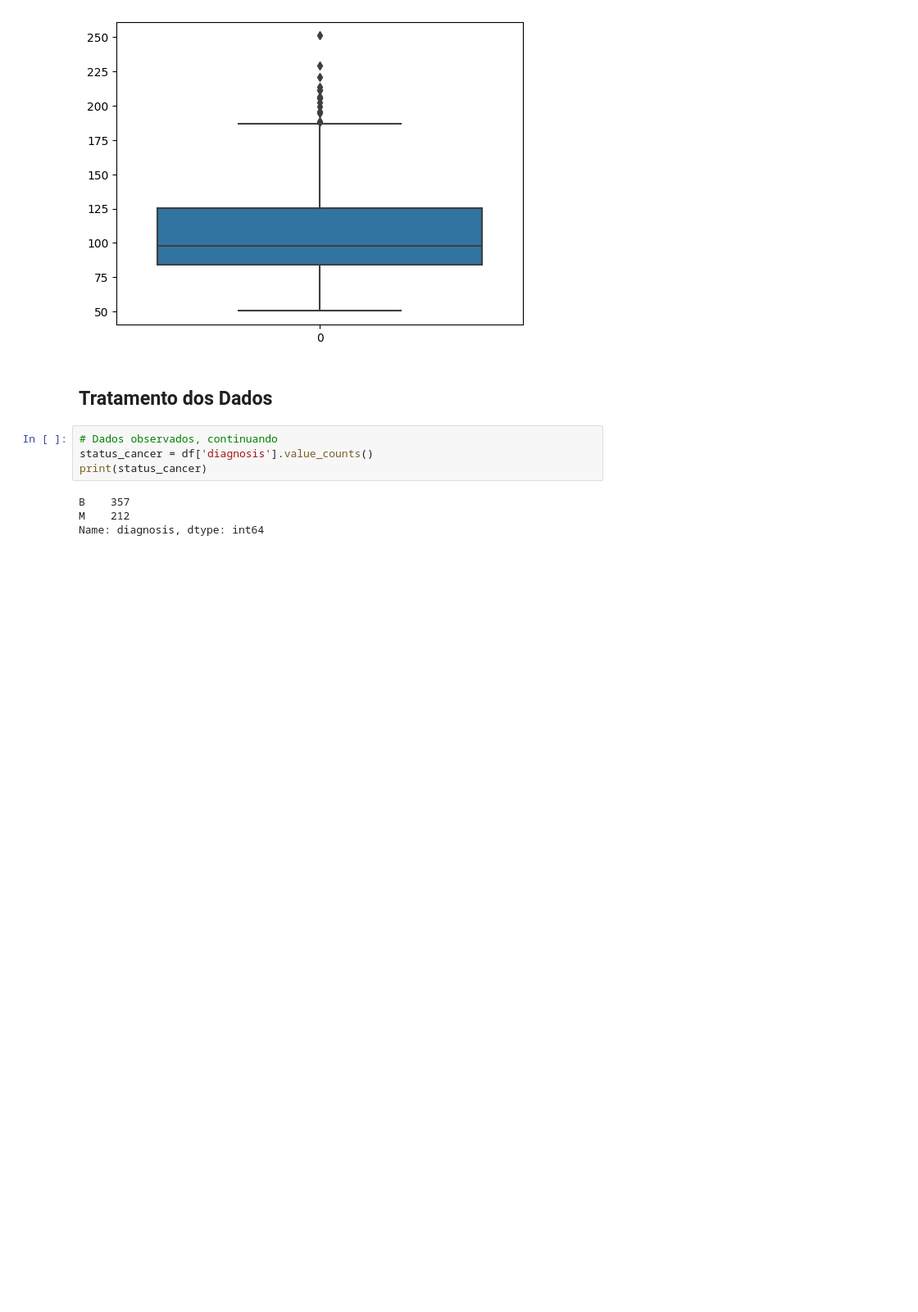
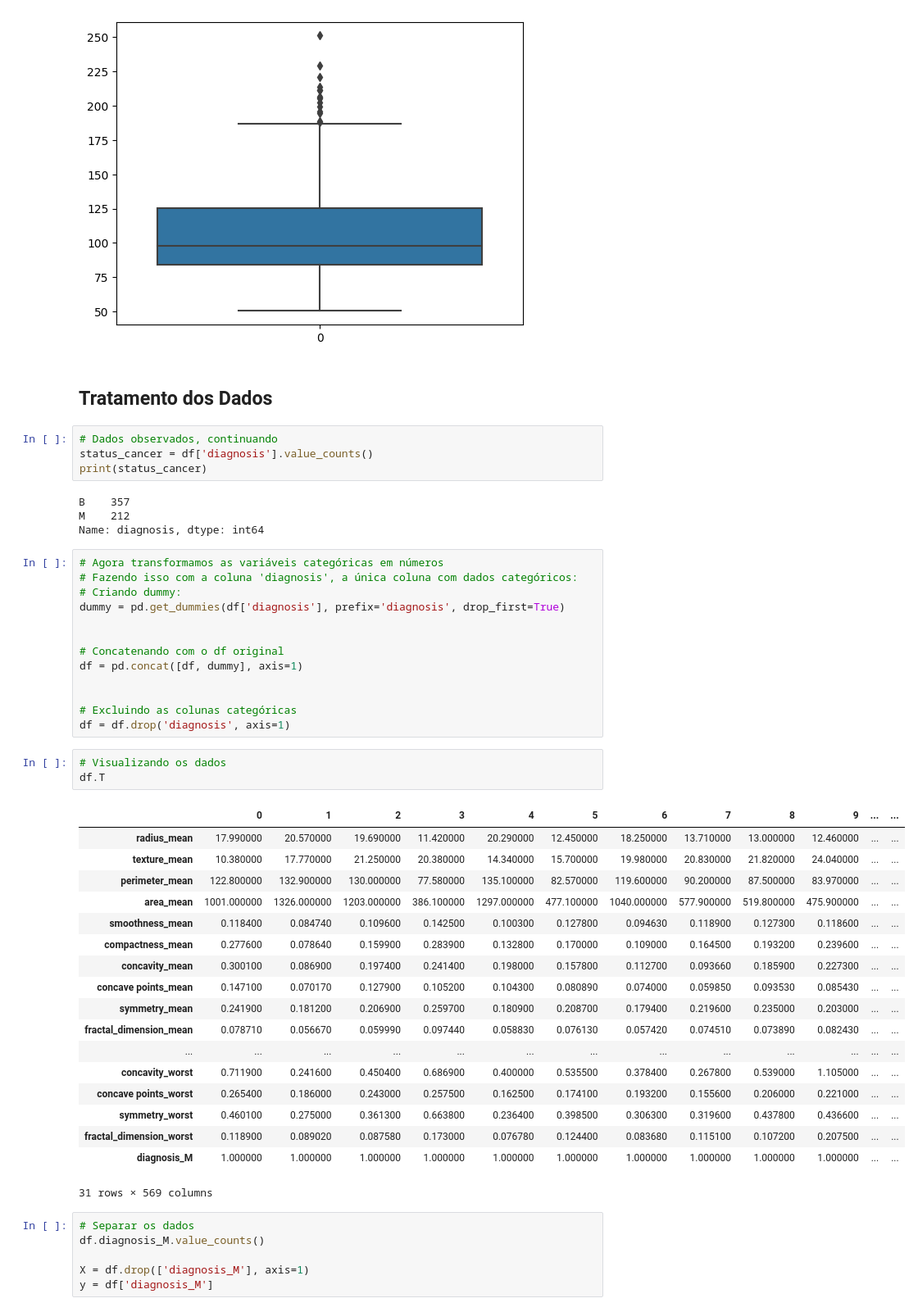
Before and after one commit to enricovivan/ml_python, a Jupyter notebook: notebooks/RandomForest.ipynb, the cells around one changed output. Shown at 82% size. Saved outputs shown, nothing was run; the diff lists cells and outputs as text; blank space fills up the shorter version.

```diff
--- a/notebooks/RandomForest.ipynb
+++ b/notebooks/RandomForest.ipynb
@@ -175,3 +175,44 @@ print(status_cancer)
 B    357
 M    212
 Name: diagnosis, dtype: int64
+# %%
+# Agora transformamos as variáveis categóricas em números
+# Fazendo isso com a coluna 'diagnosis', a única coluna com dados categóricos:
+# Criando dummy:
+dummy = pd.get_dummies(df['diagnosis'], prefix='diagnosis', drop_first=True)
+
+
+# Concatenando com o df original
+df = pd.concat([df, dummy], axis=1)
+
+
+# Excluindo as colunas categóricas
+df = df.drop('diagnosis', axis=1)
+# %%
+# Visualizando os dados
+df.T
+# %% [output]
+|  | 0 | 1 | 2 | 3 | 4 | 5 | 6 | 7 | 8 | 9 | ... | ... |
+| radius_mean | 17.990000 | 20.570000 | 19.690000 | 11.420000 | 20.290000 | 12.450000 | 18.250000 | 13.710000 | 13.000000 | 12.460000 | ... | ... |
+| texture_mean | 10.380000 | 17.770000 | 21.250000 | 20.380000 | 14.340000 | 15.700000 | 19.980000 | 20.830000 | 21.820000 | 24.040000 | ... | ... |
+| perimeter_mean | 122.800000 | 132.900000 | 130.000000 | 77.580000 | 135.100000 | 82.570000 | 119.600000 | 90.200000 | 87.500000 | 83.970000 | ... | ... |
+| area_mean | 1001.000000 | 1326.000000 | 1203.000000 | 386.100000 | 1297.000000 | 477.100000 | 1040.000000 | 577.900000 | 519.800000 | 475.900000 | ... | ... |
+| smoothness_mean | 0.118400 | 0.084740 | 0.109600 | 0.142500 | 0.100300 | 0.127800 | 0.094630 | 0.118900 | 0.127300 | 0.118600 | ... | ... |
+| compactness_mean | 0.277600 | 0.078640 | 0.159900 | 0.283900 | 0.132800 | 0.170000 | 0.109000 | 0.164500 | 0.193200 | 0.239600 | ... | ... |
+| concavity_mean | 0.300100 | 0.086900 | 0.197400 | 0.241400 | 0.198000 | 0.157800 | 0.112700 | 0.093660 | 0.185900 | 0.227300 | ... | ... |
+| concave points_mean | 0.147100 | 0.070170 | 0.127900 | 0.105200 | 0.104300 | 0.080890 | 0.074000 | 0.059850 | 0.093530 | 0.085430 | ... | ... |
+| symmetry_mean | 0.241900 | 0.181200 | 0.206900 | 0.259700 | 0.180900 | 0.208700 | 0.179400 | 0.219600 | 0.235000 | 0.203000 | ... | ... |
+| fractal_dimension_mean | 0.078710 | 0.056670 | 0.059990 | 0.097440 | 0.058830 | 0.076130 | 0.057420 | 0.074510 | 0.073890 | 0.082430 | ... | ... |
+| ... | ... | ... | ... | ... | ... | ... | ... | ... | ... | ... | ... | ... |
+| concavity_worst | 0.711900 | 0.241600 | 0.450400 | 0.686900 | 0.400000 | 0.535500 | 0.378400 | 0.267800 | 0.539000 | 1.105000 | ... | ... |
+| concave points_worst | 0.265400 | 0.186000 | 0.243000 | 0.257500 | 0.162500 | 0.174100 | 0.193200 | 0.155600 | 0.206000 | 0.221000 | ... | ... |
+| symmetry_worst | 0.460100 | 0.275000 | 0.361300 | 0.663800 | 0.236400 | 0.398500 | 0.306300 | 0.319600 | 0.437800 | 0.436600 | ... | ... |
+| fractal_dimension_worst | 0.118900 | 0.089020 | 0.087580 | 0.173000 | 0.076780 | 0.124400 | 0.083680 | 0.115100 | 0.107200 | 0.207500 | ... | ... |
+| diagnosis_M | 1.000000 | 1.000000 | 1.000000 | 1.000000 | 1.000000 | 1.000000 | 1.000000 | 1.000000 | 1.000000 | 1.000000 | ... | ... |
+31 rows × 569 columns
+# %%
+# Separar os dados
+df.diagnosis_M.value_counts()
+
+X = df.drop(['diagnosis_M'], axis=1)
+y = df['diagnosis_M']
```
Also changed, not shown: parts of 4 cells of this notebook.
